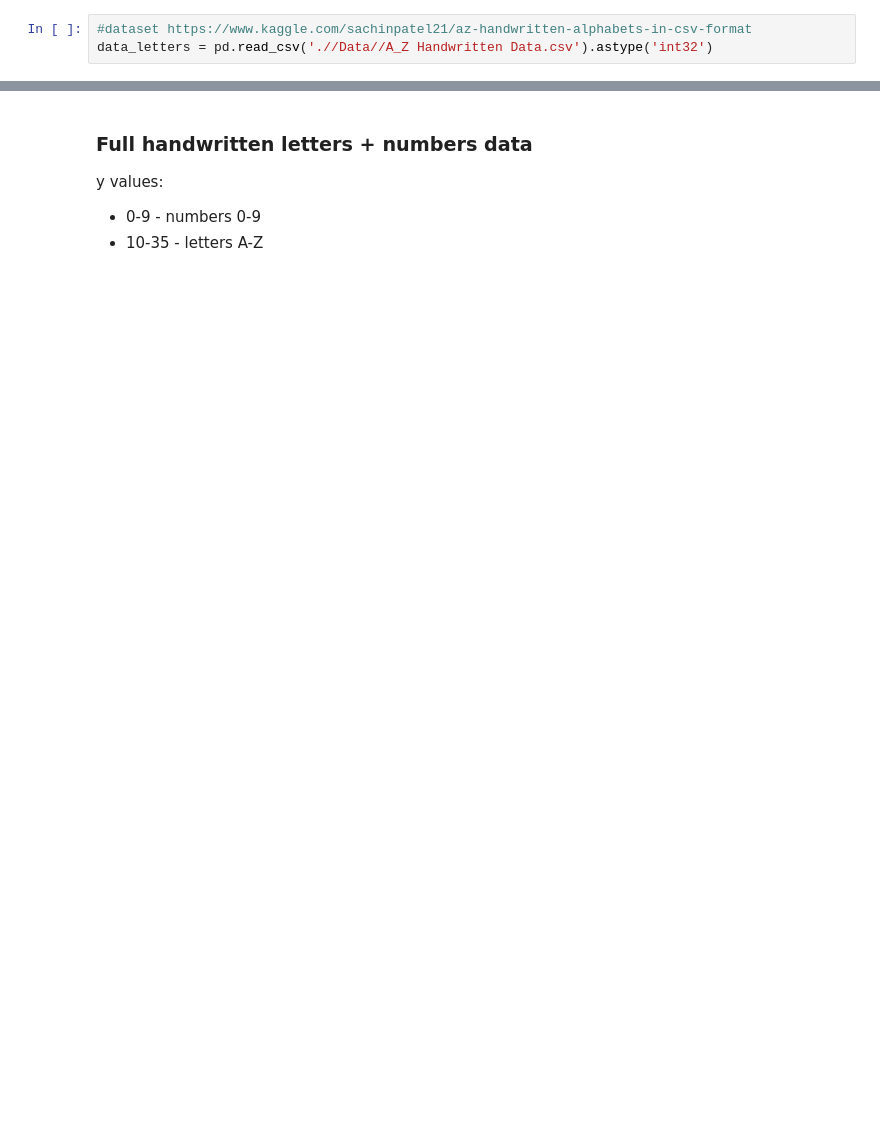
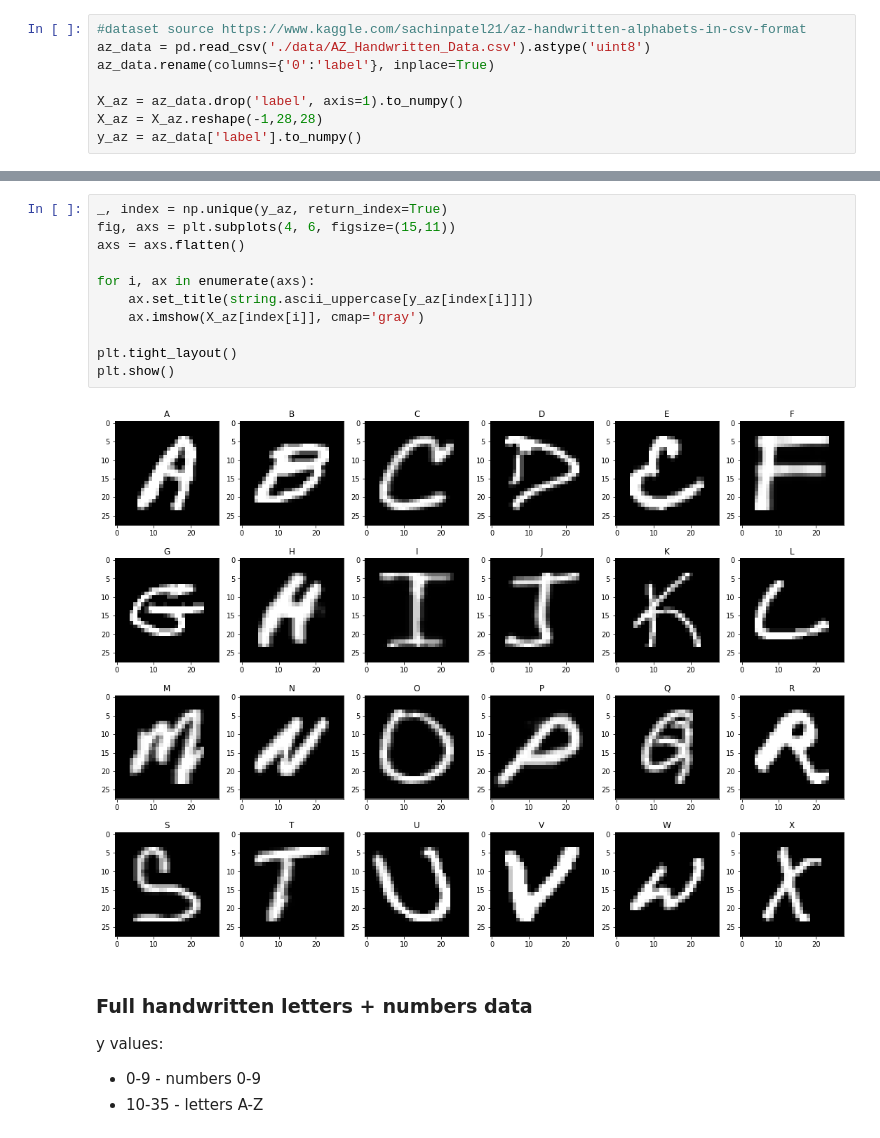
Before and after one commit to bpieniak/Handwriting-recognition, a Jupyter notebook: training.ipynb, the cells around one changed output, grey strips where cells are left out. Saved outputs shown, nothing was run; the diff lists cells and outputs as text; blank space fills up the shorter version.

```diff
--- a/training.ipynb
+++ b/training.ipynb
@@ -10,3 +16,8 @@ import pandas as pd
 # %%
-#dataset https://www.kaggle.com/sachinpatel21/az-handwritten-alphabets-in-csv-format
-data_letters = pd.read_csv('.//Data//A_Z Handwritten Data.csv').astype('int32')
+#dataset source https://www.kaggle.com/sachinpatel21/az-handwritten-alphabets-in-csv-format
+az_data = pd.read_csv('./data/AZ_Handwritten_Data.csv').astype('uint8')
+az_data.rename(columns={'0':'label'}, inplace=True)
+
+X_az = az_data.drop('label', axis=1).to_numpy()
+X_az = X_az.reshape(-1,28,28)
+y_az = az_data['label'].to_numpy()
@@ -45,3 +46,16 @@ plt.show()
+# %%
+_, index = np.unique(y_az, return_index=True)
+fig, axs = plt.subplots(4, 6, figsize=(15,11))
+axs = axs.flatten()
+
+for i, ax in enumerate(axs):
+    ax.set_title(string.ascii_uppercase[y_az[index[i]]])
+    ax.imshow(X_az[index[i]], cmap='gray')
+
+plt.tight_layout()
+plt.show()
+# %% [output]
+[figure, added]
 # %% [markdown]
 ### Full handwritten letters + numbers data
 
```
Also changed, not shown: parts of 37 cells of this notebook.
